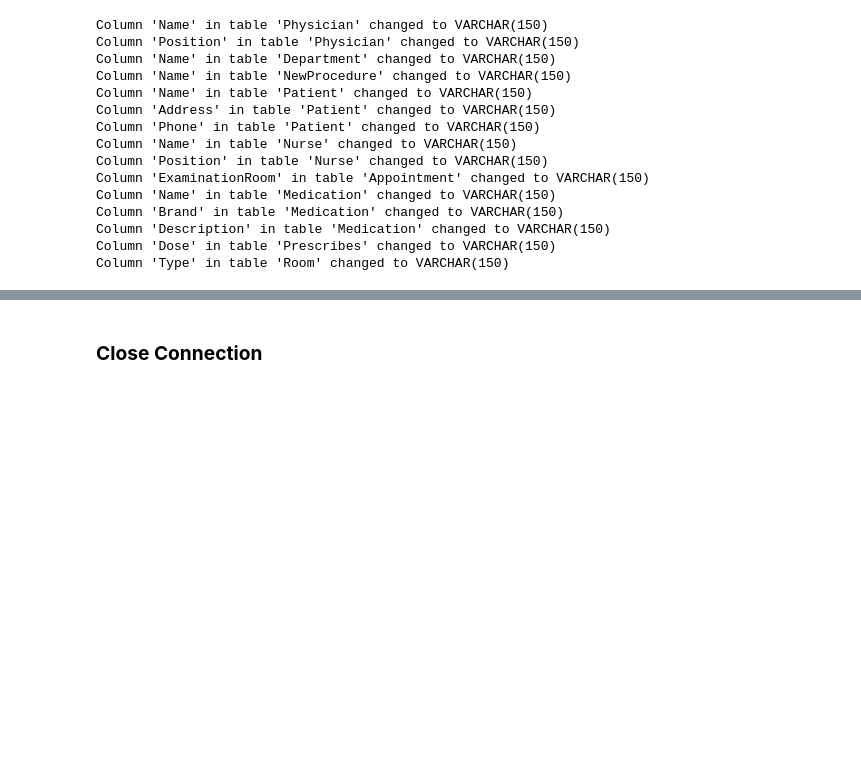
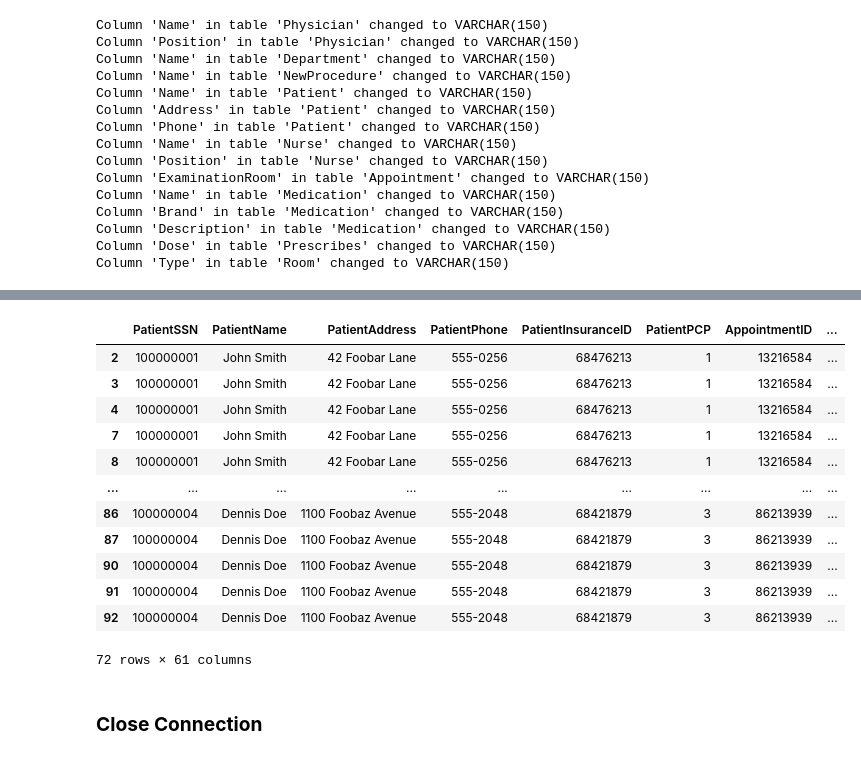
Before and after one commit to anhvi02/Hospital_DataPipeline, a Jupyter notebook: pipeline/pipeline.ipynb, the cells around one changed output, grey strips where cells are left out. Drawn from its saved outputs; the diff is of its cells as text; code cells hidden in the pictures; blank space fills up the shorter version.

```diff
--- a/pipeline/pipeline.ipynb
+++ b/pipeline/pipeline.ipynb
@@ -11,20 +11,17 @@ import json
 import pandas as pd
 import warnings
 warnings.filterwarnings('ignore')
+pd.set_option('display.max_columns', None)
+pd.set_option('display.max_rows', 10)
 
 # database credentials
 server = 'localhost,1433'
 database = 'master'
 driver = '{ODBC Driver 18 for SQL Server}'
-
-# import keys from json file
-with open("database_keys.json", "r") as file:
-    config = json.load(file)
-username = config["username"]
-password = config["password"]
+username = 'sa'
+password = 'rainscales@2024'
 
 # establish connecttion
-
 conn = pyodbc.connect(f'DRIVER={driver};SERVER={server};DATABASE={database};UID={username};PWD={password};TrustServerCertificate=yes')
 cursor = conn.cursor()
 # %% [markdown]
@@ -256,0 +186,2 @@ PRIMARY KEY: [DepartmentID]
+# %%
+pd.set_option('display.max_columns', None)
@@ -256,0 +337,3 @@ PRIMARY KEY: [DepartmentID]
+# %%
+pd.set_option('display.max_rows', 60)
+df.isnull().sum()
@@ -257,3 +506,19 @@ PRIMARY KEY: [DepartmentID]
+# %%
+df_abnormal
+# %% [output]
+|  | PatientSSN | PatientName | PatientAddress | PatientPhone | PatientInsuranceID | PatientPCP | AppointmentID | ... |
+| 2 | 100000001 | John Smith | 42 Foobar Lane | 555-0256 | 68476213 | 1 | 13216584 | ... |
+| 3 | 100000001 | John Smith | 42 Foobar Lane | 555-0256 | 68476213 | 1 | 13216584 | ... |
+| 4 | 100000001 | John Smith | 42 Foobar Lane | 555-0256 | 68476213 | 1 | 13216584 | ... |
+| 7 | 100000001 | John Smith | 42 Foobar Lane | 555-0256 | 68476213 | 1 | 13216584 | ... |
+| 8 | 100000001 | John Smith | 42 Foobar Lane | 555-0256 | 68476213 | 1 | 13216584 | ... |
+| ... | ... | ... | ... | ... | ... | ... | ... | ... |
+| 86 | 100000004 | Dennis Doe | 1100 Foobaz Avenue | 555-2048 | 68421879 | 3 | 86213939 | ... |
+| 87 | 100000004 | Dennis Doe | 1100 Foobaz Avenue | 555-2048 | 68421879 | 3 | 86213939 | ... |
+| 90 | 100000004 | Dennis Doe | 1100 Foobaz Avenue | 555-2048 | 68421879 | 3 | 86213939 | ... |
+| 91 | 100000004 | Dennis Doe | 1100 Foobaz Avenue | 555-2048 | 68421879 | 3 | 86213939 | ... |
+| 92 | 100000004 | Dennis Doe | 1100 Foobaz Avenue | 555-2048 | 68421879 | 3 | 86213939 | ... |
+72 rows × 61 columns
 # %% [markdown]
 ### **Close Connection**
 # %%
```
Also changed, not shown: parts of 21 cells of this notebook, 1 other file.
